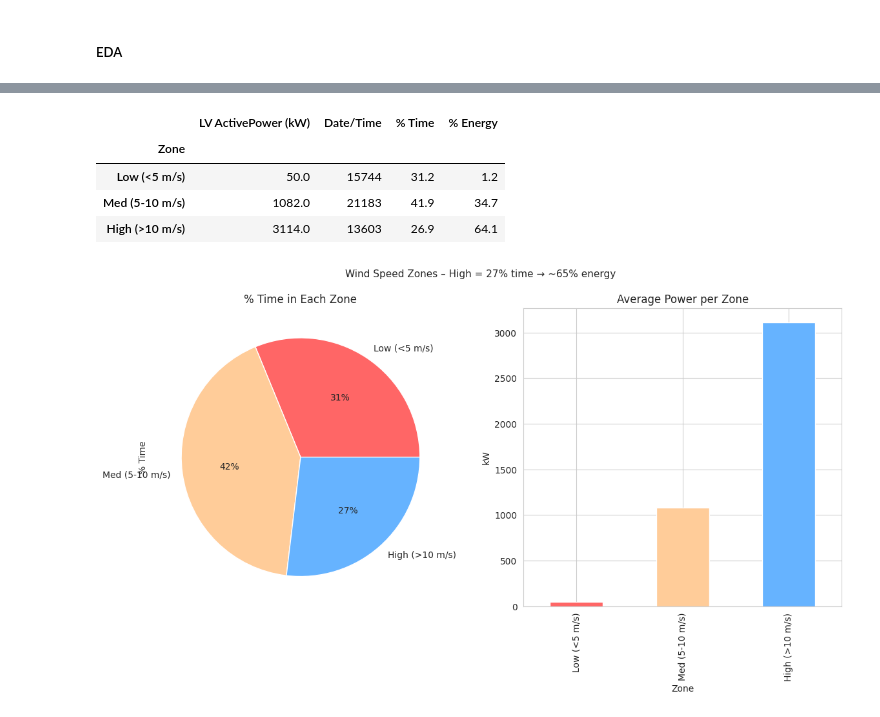
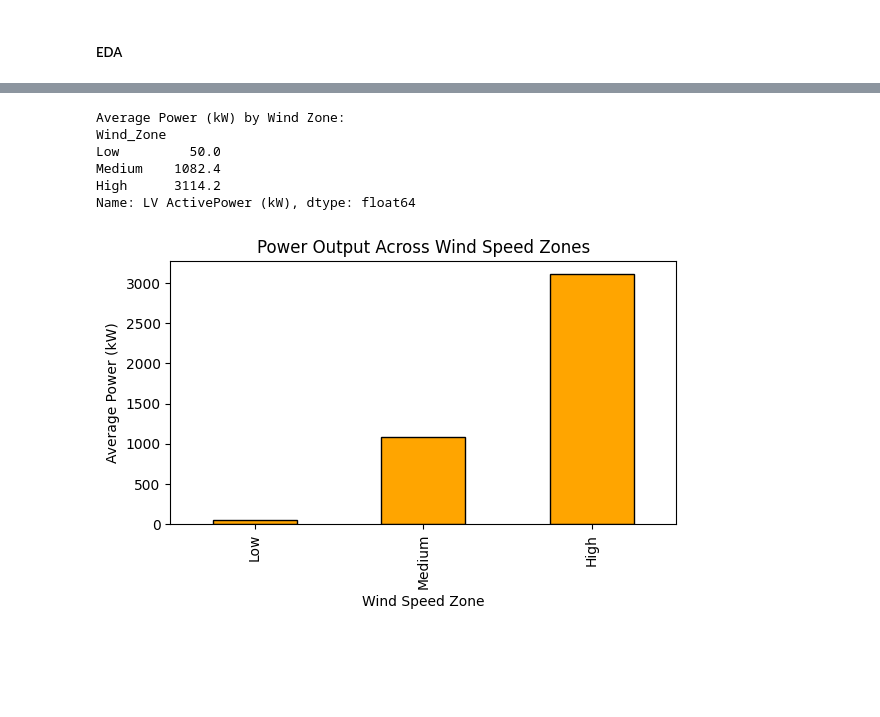
Before and after one commit to KKDS09/Forecasting-Wind-Turbine-Power-Output-using-Machine-Learning, a Jupyter notebook: WindTurbine_Prediction_AICTE.ipynb, the cells around one changed output, grey strips where cells are left out. Drawn from its saved outputs; the diff is of its cells as text; code cells hidden in the pictures; blank space fills up the shorter version.

```diff
--- a/WindTurbine_Prediction_AICTE.ipynb
+++ b/WindTurbine_Prediction_AICTE.ipynb
@@ -71,0 +38,17 @@ display(turbine_data.head())
+# %%
+# Convert Date/Time to datetime
+turbine_data['Date/Time'] = pd.to_datetime(turbine_data['Date/Time'], format="%d %m %Y %H:%M")
+
+# Set Date/Time as index
+turbine_data = turbine_data.set_index('Date/Time')
+
+# Check missing values
+missing_count = turbine_data.isna().sum()
+print("Missing Values per Column:\n", missing_count)
+
+# Apply interpolation only if missing exist
+if missing_count.sum() > 0:
+    turbine_data = turbine_data.interpolate(method='time')
+    print("\nInterpolation applied (time-based).")
+else:
+    print("\nNo missing values found Skipping interpolation.")
@@ -145,36 +152,26 @@ plt.show()
-# %%
-# plot3 Zones(bar+pie)+table
-#create zones
-bins = [-float('inf'), 5, 10, float('inf')]                # edges: -∞ to 5, 5 to 10, 10 to ∞
-labels = ['Low (<5 m/s)', 'Med (5-10 m/s)', 'High (>10 m/s)']
-turbine_data['Zone'] = pd.cut(turbine_data['Wind Speed (m/s)'],
-                    bins=bins,
-                    labels=labels,
-                    include_lowest=True)
-turbine_data['Zone'].value_counts()
-
-#
-zones = turbine_data.groupby('Zone').agg({'LV ActivePower (kW)': 'mean','Date/Time': 'count'}).round(0)
-
-zones['% Time'] = (zones['Date/Time'] / len(turbine_data) * 100).round(1)
-zones['% Energy'] = (zones['LV ActivePower (kW)'] * zones['Date/Time'] / turbine_data['LV ActivePower (kW)'].sum() * 100).round(1)
-display(zones)
-
-fig, (ax1, ax2) = plt.subplots(1, 2, figsize=(14, 6))
-
-zones['% Time'].plot.pie(autopct='%1.0f%%', ax=ax1, colors=['#ff6666', '#ffcc99', '#66b3ff'])
-ax1.set_title('% Time in Each Zone')
-
-zones['LV ActivePower (kW)'].plot.bar(ax=ax2,color=['#ff6666', '#ffcc99', '#66b3ff'])
-ax2.set_title('Average Power per Zone')
-ax2.set_ylabel('kW')
-
-plt.suptitle('Wind Speed Zones – High = 27% time → ~65% energy', fontsize=11)
-plt.show()
-# %% [output]
-|  | LV ActivePower (kW) | Date/Time | % Time | % Energy |
-| Zone |  |  |  |  |
-| Low (<5 m/s) | 50.0 | 15744 | 31.2 | 1.2 |
-| Med (5-10 m/s) | 1082.0 | 21183 | 41.9 | 34.7 |
-| High (>10 m/s) | 3114.0 | 13603 | 26.9 | 64.1 |
-[figure, removed]
+# %%
+# Wind Speed Zones
+
+bins = [-float('inf'), 5, 10, float('inf')]
+labels = ['Low', 'Medium', 'High']
+
+turbine_data['Wind_Zone'] = pd.cut(turbine_data['Wind Speed (m/s)'], bins=bins, labels=labels)
+
+zone_summary = turbine_data.groupby('Wind_Zone')['LV ActivePower (kW)'].mean().round(1)
+print("Average Power (kW) by Wind Zone:")
+print(zone_summary)
+
+zone_summary.plot(kind='bar', color='orange', edgecolor='black', figsize=(6,4))
+plt.ylabel("Average Power (kW)")
+plt.xlabel("Wind Speed Zone")
+plt.title("Power Output Across Wind Speed Zones")
+plt.tight_layout()
+plt.show()
+# %% [output]
+Average Power (kW) by Wind Zone:
+Wind_Zone
+Low         50.0
+Medium    1082.4
+High      3114.2
+Name: LV ActivePower (kW), dtype: float64
+[figure, added]
```
Also changed, not shown: parts of 27 cells of this notebook.
